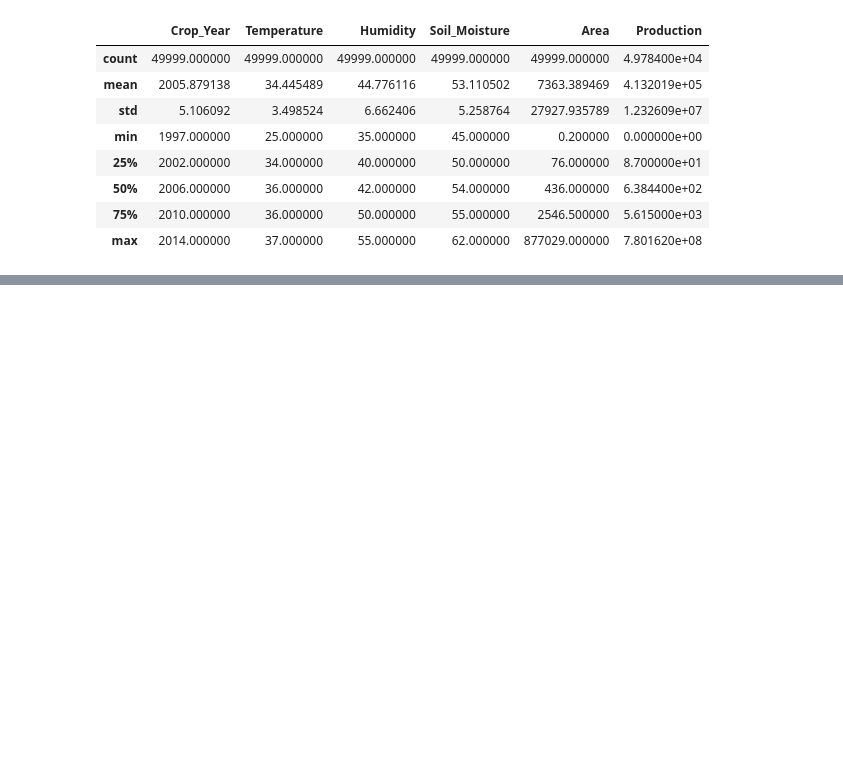
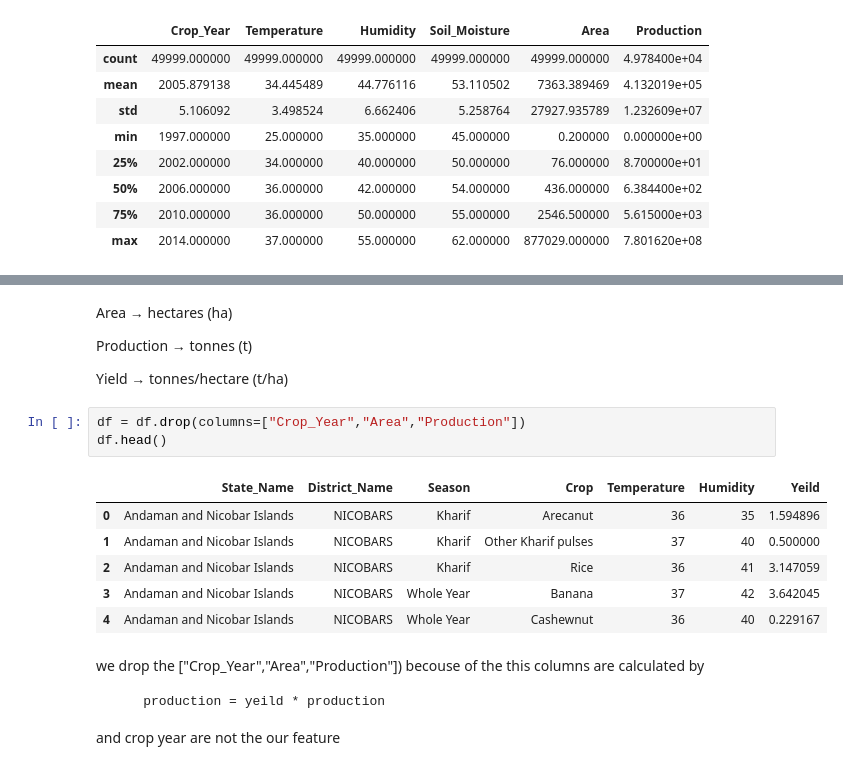
Before and after one commit to yashpawar-99/agripredict-ai, a Jupyter notebook: notebooks/crop_yeild_prediction.ipynb, the cells around one changed output, grey strips where cells are left out. Saved outputs shown, nothing was run; the diff lists cells and outputs as text; blank space fills up the shorter version.

```diff
--- a/notebooks/crop_yeild_prediction.ipynb
+++ b/notebooks/crop_yeild_prediction.ipynb
@@ -174,0 +178,25 @@ df.groupby("State_Name")["ra"].describe()
+# %% [markdown]
+Area       → hectares (ha)
+
+
+Production → tonnes (t)
+
+
+
+Yield      → tonnes/hectare (t/ha)
+# %%
+df = df.drop(columns=["Crop_Year","Area","Production"])
+df.head()
+# %% [output]
+|  | State_Name | District_Name | Season | Crop | Temperature | Humidity | Yeild |
+| 0 | Andaman and Nicobar Islands | NICOBARS | Kharif | Arecanut | 36 | 35 | 1.594896 |
+| 1 | Andaman and Nicobar Islands | NICOBARS | Kharif | Other Kharif pulses | 37 | 40 | 0.500000 |
+| 2 | Andaman and Nicobar Islands | NICOBARS | Kharif | Rice | 36 | 41 | 3.147059 |
+| 3 | Andaman and Nicobar Islands | NICOBARS | Whole Year | Banana | 37 | 42 | 3.642045 |
+| 4 | Andaman and Nicobar Islands | NICOBARS | Whole Year | Cashewnut | 36 | 40 | 0.229167 |
+# %% [markdown]
+we drop the ["Crop_Year","Area","Production"]) becouse of the this columns are calculated by
+
+
+        production = yeild * production
+and crop year are not the our feature
```
Also changed, not shown: parts of 18 cells of this notebook.
